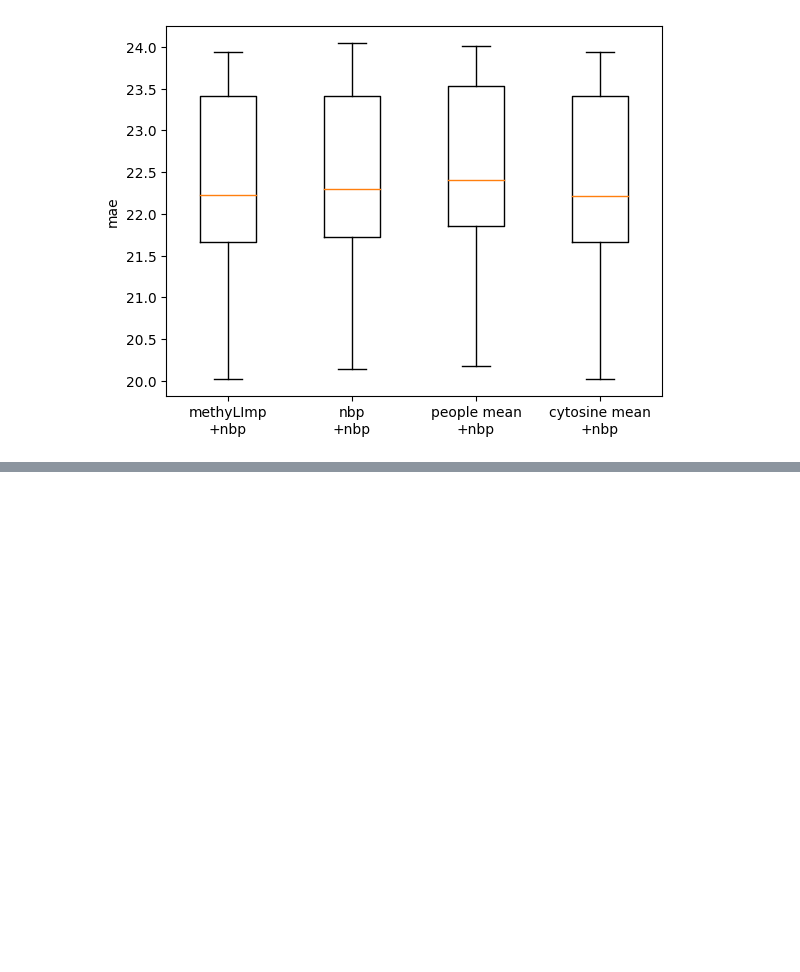
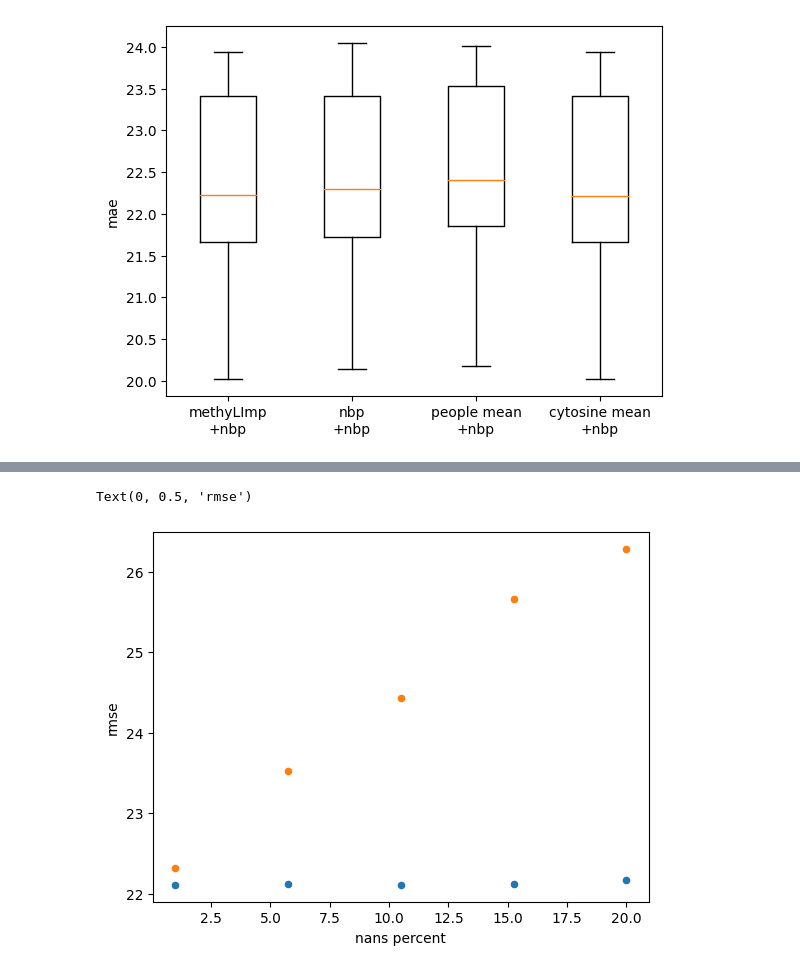
Before and after one commit to emi-lex/methylation_jb, a Jupyter notebook: code/combo_algorithm_errors_rrbs_microarray.ipynb, the cells around one changed output, grey strips where cells are left out. Saved outputs shown, nothing was run; the diff lists cells and outputs as text; code cells hidden in the pictures; blank space fills up the shorter version.

```diff
--- a/code/combo_algorithm_errors_rrbs_microarray.ipynb
+++ b/code/combo_algorithm_errors_rrbs_microarray.ipynb
@@ -82,3 +99,6 @@ plt.ylabel("mae")
 plt.show()
 # %% [output]
 [figure]
+# %%
+missing_percent = np.linspace(0.01, 0.2, 5)
+marr_rmse_methyLImp, marr_mae_methyLImp, marr_rmse_nbp, marr_mae_nbp = utils.combo_diffferent_missing_percent(filename, eps_methyLImp, eps_nbp1, eps_nbp2, missing_percent)
@@ -84,0 +111,8 @@ plt.show()
+# %%
+plt.scatter(missing_percent * 100, marr_rmse_methyLImp, label="methyLImp+nbp", s=20)
+plt.scatter(missing_percent * 100, marr_rmse_nbp, label="nbp+nbp", s=20)
+plt.xlabel("nans percent")
+plt.ylabel("rmse")
+# %% [output]
+Text(0, 0.5, 'rmse')
+[figure, added]
```
Also changed, not shown: parts of 9 cells of this notebook, 1 other file.
